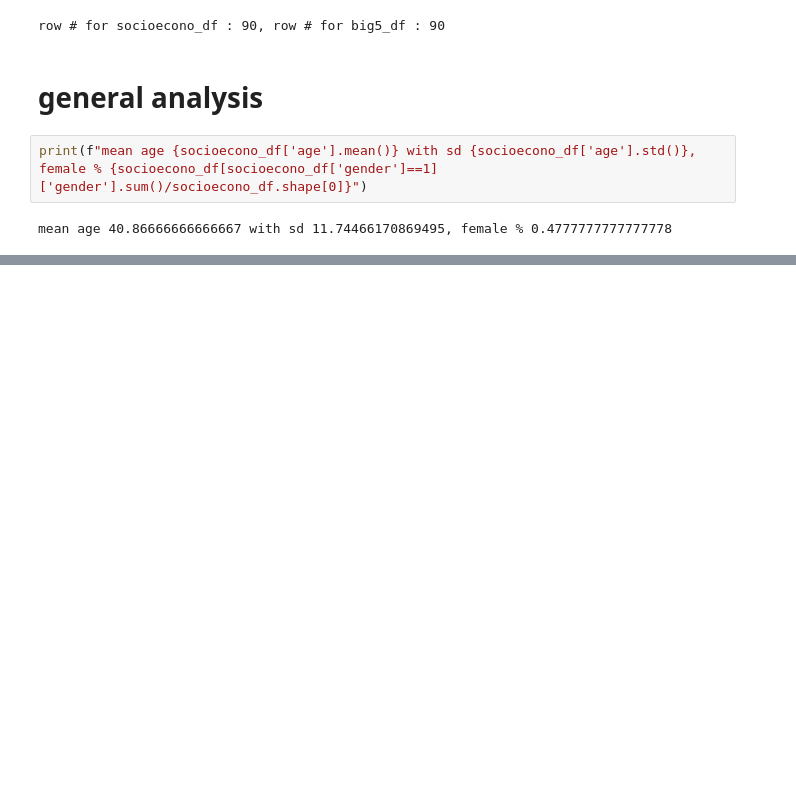
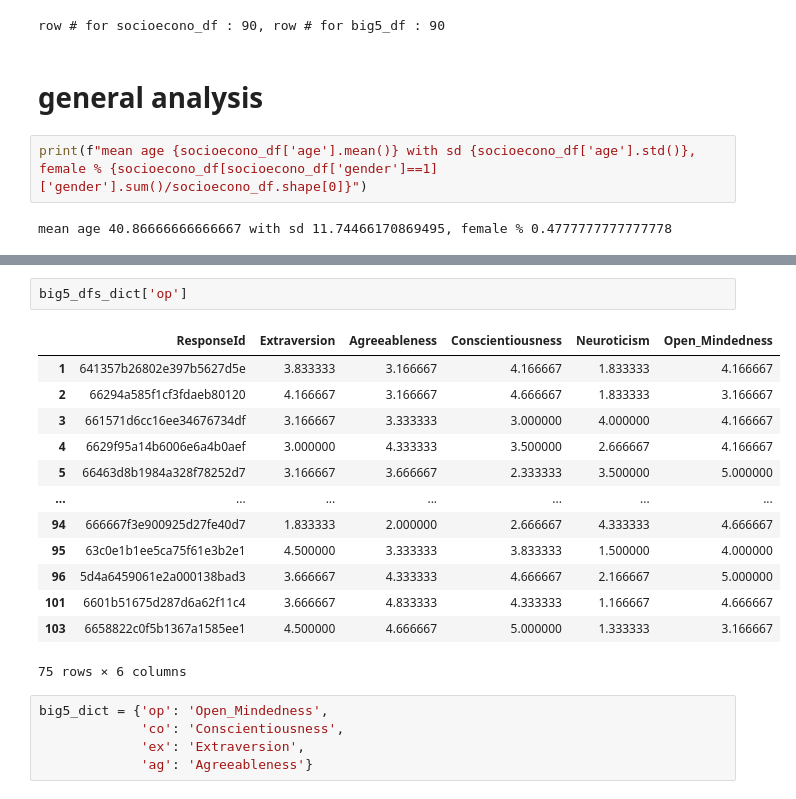
Before and after one commit to suharar/master_thesis, a Jupyter notebook: study3/notebooks/00_result_analysis/study_3_result_analysis.ipynb, the cells around one changed output, grey strips where cells are left out. Cells and saved outputs as stored; diff of their text form; blank space fills up the shorter version.

```diff
--- a/study3/notebooks/00_result_analysis/study_3_result_analysis.ipynb
+++ b/study3/notebooks/00_result_analysis/study_3_result_analysis.ipynb
@@ -110,0 +196,21 @@ mean age 40.86666666666667 with sd 11.74466170869495, female % 0.477777777777777
+# %%
+big5_dfs_dict['op']
+# %% [output]
+|  | ResponseId | Extraversion | Agreeableness | Conscientiousness | Neuroticism | Open_Mindedness |
+| 1 | 641357b26802e397b5627d5e | 3.833333 | 3.166667 | 4.166667 | 1.833333 | 4.166667 |
+| 2 | 66294a585f1cf3fdaeb80120 | 4.166667 | 3.166667 | 4.666667 | 1.833333 | 3.166667 |
+| 3 | 661571d6cc16ee34676734df | 3.166667 | 3.333333 | 3.000000 | 4.000000 | 4.166667 |
+| 4 | 6629f95a14b6006e6a4b0aef | 3.000000 | 4.333333 | 3.500000 | 2.666667 | 4.166667 |
+| 5 | 66463d8b1984a328f78252d7 | 3.166667 | 3.666667 | 2.333333 | 3.500000 | 5.000000 |
+| ... | ... | ... | ... | ... | ... | ... |
+| 94 | 666667f3e900925d27fe40d7 | 1.833333 | 2.000000 | 2.666667 | 4.333333 | 4.666667 |
+| 95 | 63c0e1b1ee5ca75f61e3b2e1 | 4.500000 | 3.333333 | 3.833333 | 1.500000 | 4.000000 |
+| 96 | 5d4a6459061e2a000138bad3 | 3.666667 | 4.333333 | 4.666667 | 2.166667 | 5.000000 |
+| 101 | 6601b51675d287d6a62f11c4 | 3.666667 | 4.833333 | 4.333333 | 1.166667 | 4.666667 |
+| 103 | 6658822c0f5b1367a1585ee1 | 4.500000 | 4.666667 | 5.000000 | 1.333333 | 3.166667 |
+75 rows × 6 columns
+# %%
+big5_dict = {'op': 'Open_Mindedness',
+             'co': 'Conscientiousness',
+             'ex': 'Extraversion',
+             'ag': 'Agreeableness'}
```
Also changed, not shown: parts of 8 cells of this notebook, 8 other files.
